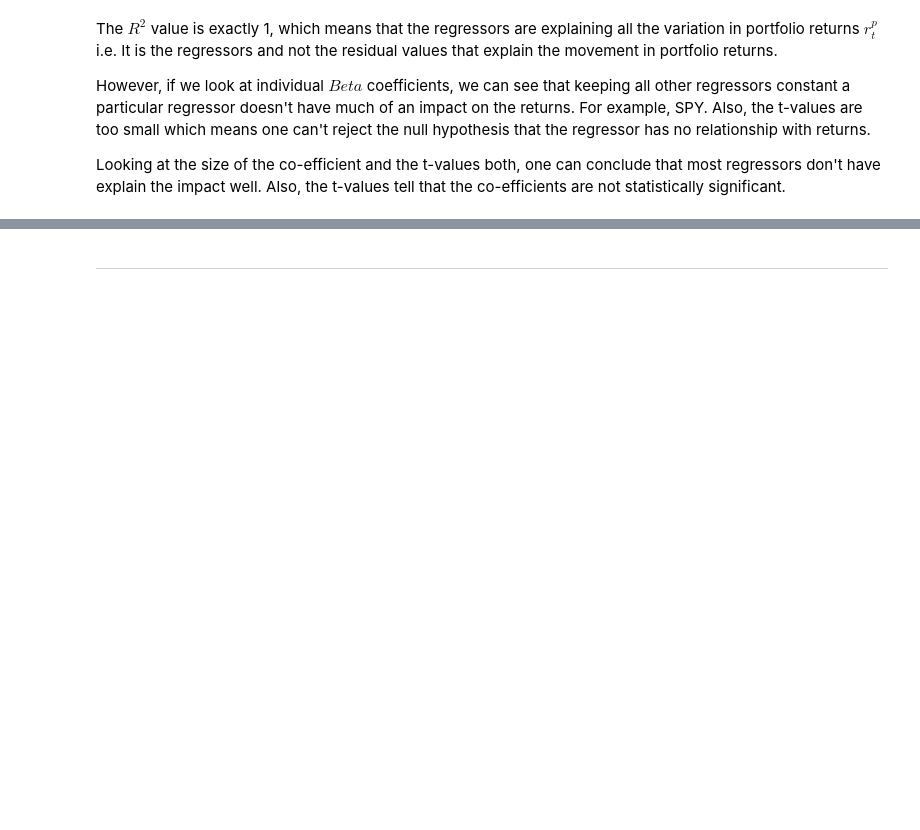
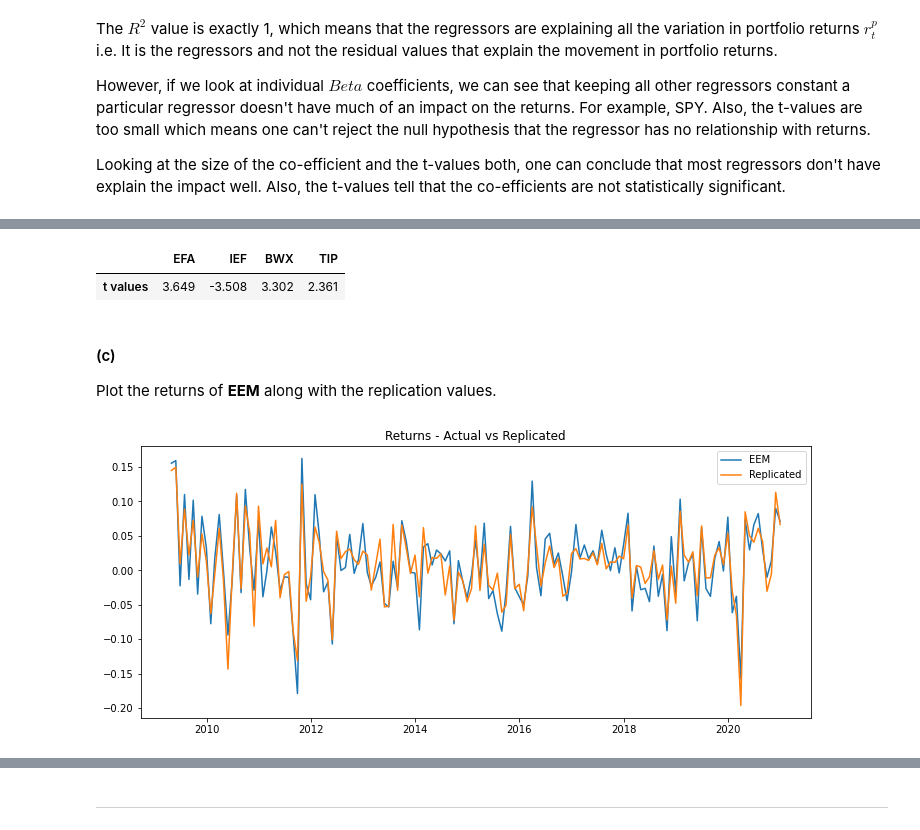
Before and after one commit to kaleembukhari90/finm-data-analysis-2023, a Jupyter notebook: homework/Homework 1 - Using OLS.ipynb, the cells around one changed output, grey strips where cells are left out. Drawn from its saved outputs; the diff is of its cells as text; code cells hidden in the pictures; blank space fills up the shorter version.

```diff
--- a/homework/Homework 1 - Using OLS.ipynb
+++ b/homework/Homework 1 - Using OLS.ipynb
@@ -300,0 +289,10 @@ How does this compare to the r-squared from the regression above based on in-sam
+# %%
+#Creating training and testing data sets based on the dates
+other_asst_rtn_train = other_asst_rtn.loc[:'2020',:]
+other_asst_rtn_test = other_asst_rtn.loc['2021':,]
+# %%
+regressor = 'EEM'
+y = other_asst_rtn_train[regressor]
+X = sm.add_constant(other_asst_rtn_train.drop(columns = regressor))
+eem_reg_model = sm.OLS(y, X).fit()
+print(eem_reg_model.summary())
@@ -300,0 +357,19 @@ How does this compare to the r-squared from the regression above based on in-sam
+# %%
+t_vals = pd.DataFrame(eem_reg_model.tvalues).rename(columns = {0:"t values"})
+t_vals.loc[abs(t_vals["t values"]) > 2].T.style.format("{:.3f}")
+# %% [output]
+|  | EFA | IEF | BWX | TIP |
+| t values | 3.649 | -3.508 | 3.302 | 2.361 |
+# %% [markdown]
+#### (c)
+Plot the returns of **EEM** along with the replication values.
+# %%
+replicated_eem = pd.DataFrame(eem_reg_model.fittedvalues, columns = ['Replicated_EEM'])
+join_rep_eem = pd.DataFrame(y).join(replicated_eem, how = 'left')
+fig = plt.figure(figsize = (12,5))
+plt.title("Returns - Actual vs Replicated")
+plt.plot(join_rep_eem.index, join_rep_eem[['EEM','Replicated_EEM']], label=['EEM','Replicated'])
+plt.legend()
+plt.show()
+# %% [output]
+[figure, added]
```
Also changed, not shown: parts of 11 cells of this notebook.
